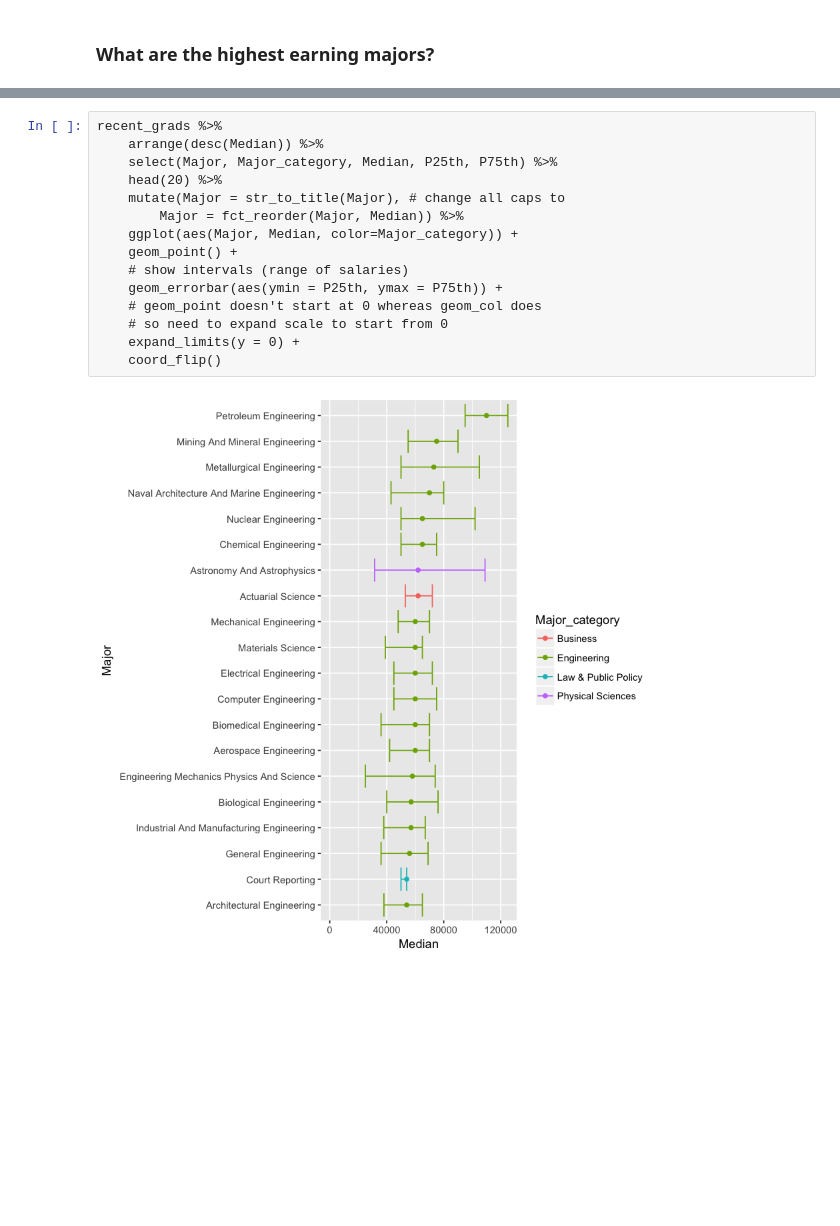
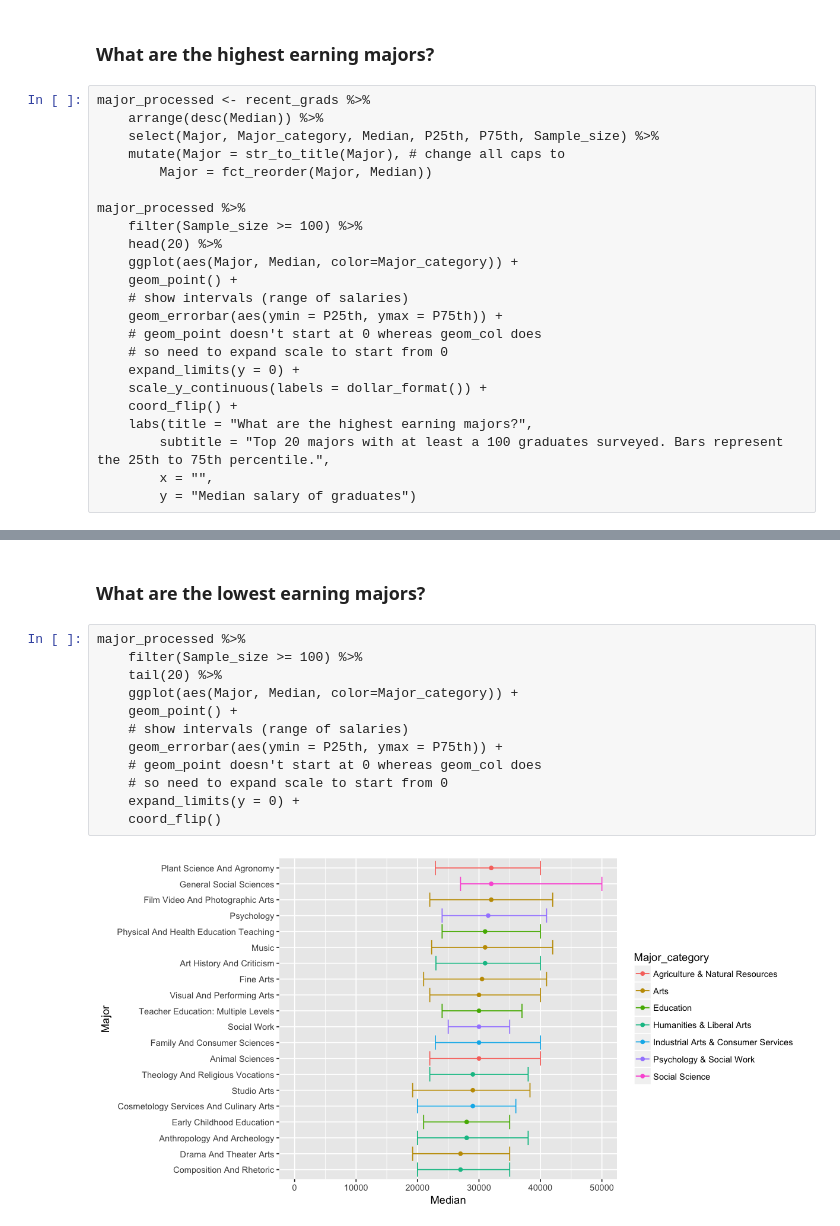
Before and after one commit to nischalshrestha/tidytuesdays, a Jupyter notebook: recent-grads/recent-grads.ipynb, the cells around one changed output, grey strips where cells are left out. Cells and saved outputs as stored; diff of their text form; blank space fills up the shorter version.

Commit message:
improved data viz with sample size threshold and descriptions

```diff
--- a/recent-grads/recent-grads.ipynb
+++ b/recent-grads/recent-grads.ipynb
@@ -78,2 +73,25 @@ recent_grads %>%
 # %% [markdown]
 ### What are the highest earning majors?
+# %%
+major_processed <- recent_grads %>%
+    arrange(desc(Median)) %>%
+    select(Major, Major_category, Median, P25th, P75th, Sample_size) %>%
+    mutate(Major = str_to_title(Major), # change all caps to
+        Major = fct_reorder(Major, Median))
+
+major_processed %>%
+    filter(Sample_size >= 100) %>%
+    head(20) %>%
+    ggplot(aes(Major, Median, color=Major_category)) +
+    geom_point() +
+    # show intervals (range of salaries)
+    geom_errorbar(aes(ymin = P25th, ymax = P75th)) +
+    # geom_point doesn't start at 0 whereas geom_col does
+    # so need to expand scale to start from 0
+    expand_limits(y = 0) +
+    scale_y_continuous(labels = dollar_format()) +
+    coord_flip() +
+    labs(title = "What are the highest earning majors?",
+        subtitle = "Top 20 majors with at least a 100 graduates surveyed. Bars represent the 25th to 75th percentile.",
+        x = "",
+        y = "Median salary of graduates")
@@ -80,17 +100,16 @@ recent_grads %>%
+# %% [markdown]
+### What are the lowest earning majors?
 # %%
-recent_grads %>%
-    arrange(desc(Median)) %>%
-    select(Major, Major_category, Median, P25th, P75th) %>%
-    head(20) %>%
-    mutate(Major = str_to_title(Major), # change all caps to
-        Major = fct_reorder(Major, Median)) %>%
+major_processed %>%
+    filter(Sample_size >= 100) %>%
+    tail(20) %>%
     ggplot(aes(Major, Median, color=Major_category)) +
     geom_point() +
     # show intervals (range of salaries)
     geom_errorbar(aes(ymin = P25th, ymax = P75th)) +
     # geom_point doesn't start at 0 whereas geom_col does
     # so need to expand scale to start from 0
     expand_limits(y = 0) +
     coord_flip()
 # %% [output]
-[figure, old version]
+[figure, new version]
```
Also changed, not shown: parts of 6 cells of this notebook.
